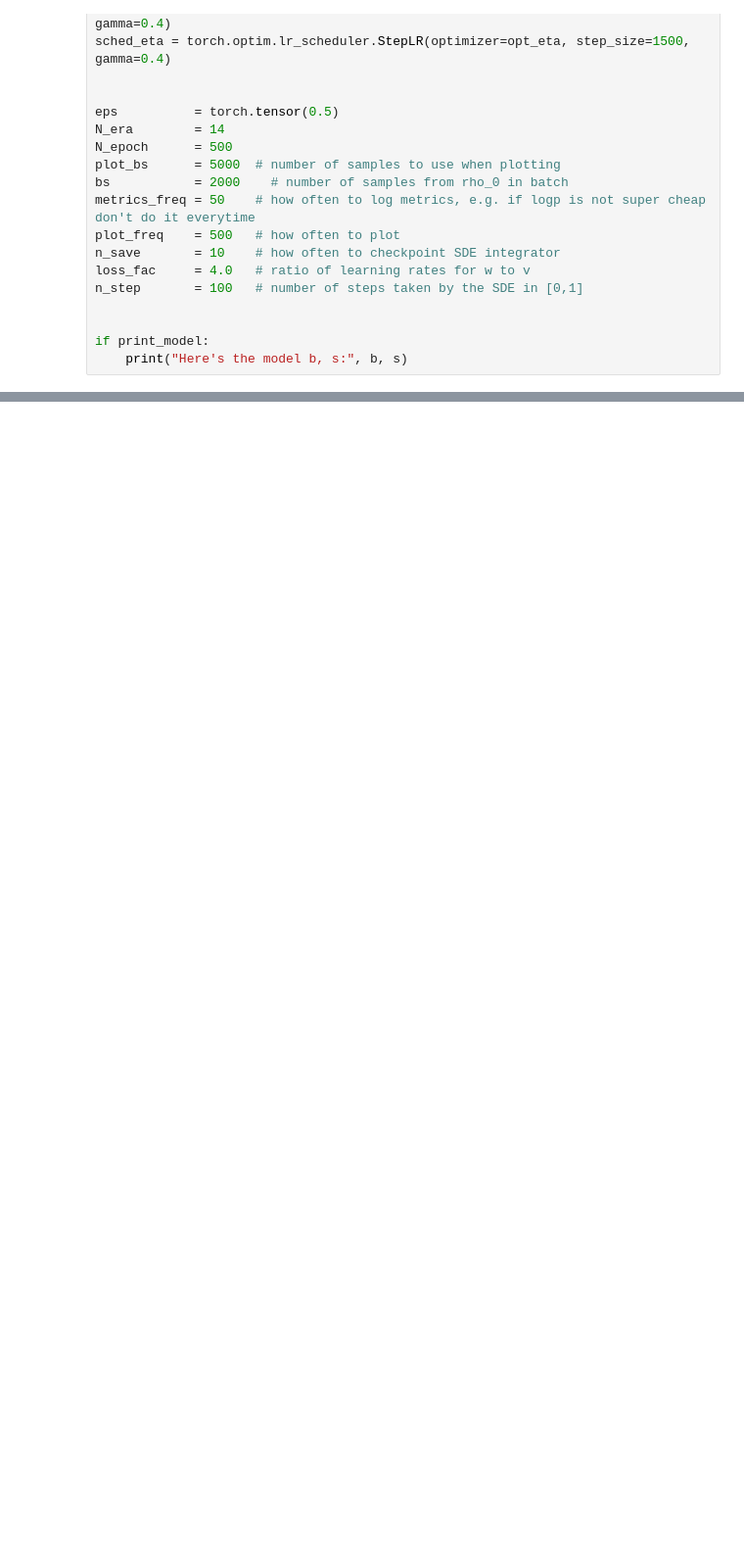
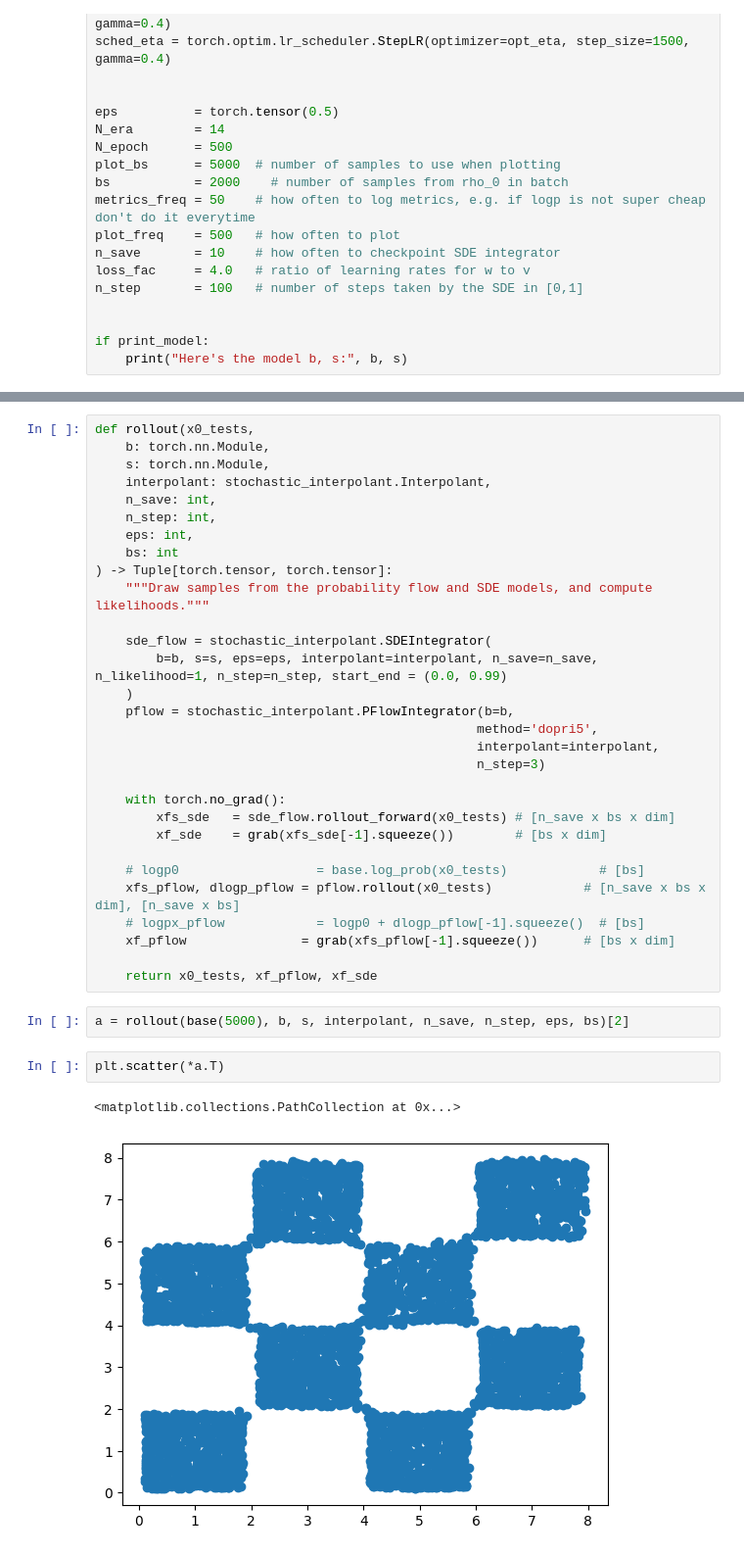
Before and after one commit to joaovaleriano/stochastic-interpolants, a Jupyter notebook: notebooks/checker-with-denoiser.ipynb, the cells around one changed output, grey strips where cells are left out. Shown at 98% size. Saved outputs shown, nothing was run; the diff lists cells and outputs as text; blank space fills up the shorter version.

```diff
--- a/notebooks/checker-with-denoiser.ipynb
+++ b/notebooks/checker-with-denoiser.ipynb
@@ -371,0 +372,37 @@ LOSS, GRAD: tensor(-3.3238) tensor([0.4589]) tensor([0.1275])
+# %%
+def rollout(x0_tests,
+    b: torch.nn.Module,
+    s: torch.nn.Module,
+    interpolant: stochastic_interpolant.Interpolant,
+    n_save: int,
+    n_step: int,
+    eps: int,
+    bs: int
+) -> Tuple[torch.tensor, torch.tensor]:
+    """Draw samples from the probability flow and SDE models, and compute likelihoods."""
+
+    sde_flow = stochastic_interpolant.SDEIntegrator(
+        b=b, s=s, eps=eps, interpolant=interpolant, n_save=n_save, n_likelihood=1, n_step=n_step, start_end = (0.0, 0.99)
+    )
+    pflow = stochastic_interpolant.PFlowIntegrator(b=b,
+                                                  method='dopri5',
+                                                  interpolant=interpolant,
+                                                  n_step=3)
+
+    with torch.no_grad():
+        xfs_sde   = sde_flow.rollout_forward(x0_tests) # [n_save x bs x dim]
+        xf_sde    = grab(xfs_sde[-1].squeeze())        # [bs x dim]
+
+    # logp0                  = base.log_prob(x0_tests)            # [bs]
+    xfs_pflow, dlogp_pflow = pflow.rollout(x0_tests)            # [n_save x bs x dim], [n_save x bs]
+    # logpx_pflow            = logp0 + dlogp_pflow[-1].squeeze()  # [bs]
+    xf_pflow               = grab(xfs_pflow[-1].squeeze())      # [bs x dim]
+
+    return x0_tests, xf_pflow, xf_sde
+# %%
+a = rollout(base(5000), b, s, interpolant, n_save, n_step, eps, bs)[2]
+# %%
+plt.scatter(*a.T)
+# %% [output]
+<matplotlib.collections.PathCollection at 0x...>
+[figure, added]
```
Also changed, not shown: parts of 5 cells of this notebook, 2 other files.
